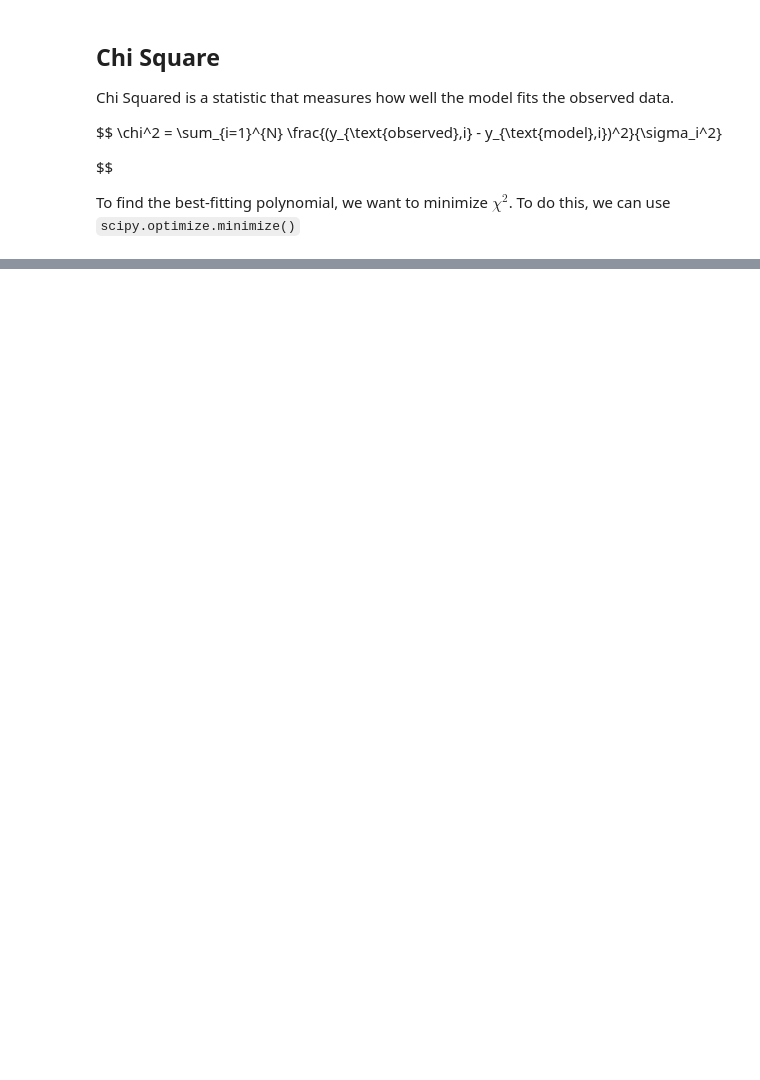
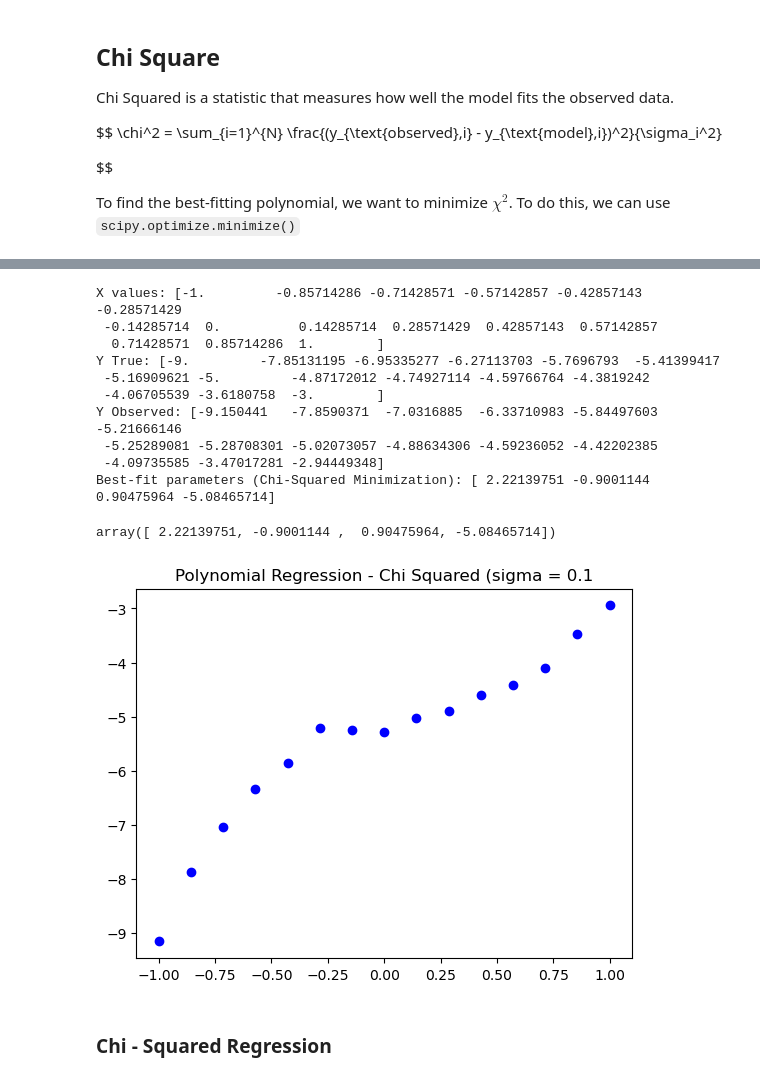
Before and after one commit to pmehta17/fermi, a Jupyter notebook: polynomial_prediction.ipynb, the cells around one changed output, grey strips where cells are left out. Cells and saved outputs as stored; diff of their text form; code cells hidden in the pictures; blank space fills up the shorter version.

Commit message:
Chi-Square estimation in Jupyter Notebook Called parent constuctor for MLe and Chi-Squared

```diff
--- a/polynomial_prediction.ipynb
+++ b/polynomial_prediction.ipynb
@@ -58,0 +42,26 @@ NameError: name 'PolynomialRegressionBase' is not defined
+# %%
+from PolynomialRegressionChiSquared import PolynomialRegressionChiSquared
+chi_sq = PolynomialRegressionChiSquared(sigma = 0.1)
+print(f"X values: {chi_sq.x_values}")
+print(f"Y True: {chi_sq.y_true}")
+print(f"Y Observed: {chi_sq.y_observed}")
+
+plt.scatter(chi_sq.x_values, chi_sq.y_observed, color = 'blue')
+plt.title("Polynomial Regression - Chi Squared (sigma = 0.1)")
+
+chi_sq.minimize_chi_square()
+# %% [output]
+X values: [-1.         -0.85714286 -0.71428571 -0.57142857 -0.42857143 -0.28571429
+ -0.14285714  0.          0.14285714  0.28571429  0.42857143  0.57142857
+  0.71428571  0.85714286  1.        ]
+Y True: [-9.         -7.85131195 -6.95335277 -6.27113703 -5.7696793  -5.41399417
+ -5.16909621 -5.         -4.87172012 -4.74927114 -4.59766764 -4.3819242
+ -4.06705539 -3.6180758  -3.        ]
+Y Observed: [-9.150441   -7.8590371  -7.0316885  -6.33710983 -5.84497603 -5.21666146
+ -5.25289081 -5.28708301 -5.02073057 -4.88634306 -4.59236052 -4.42202385
+ -4.09735585 -3.47017281 -2.94449348]
+Best-fit parameters (Chi-Squared Minimization): [ 2.22139751 -0.9001144   0.90475964 -5.08465714]
+array([ 2.22139751, -0.9001144 ,  0.90475964, -5.08465714])
+[figure, added]
+# %% [markdown]
+### Chi - Squared Regression
```
Also changed, not shown: parts of 6 cells of this notebook, 3 other files.
